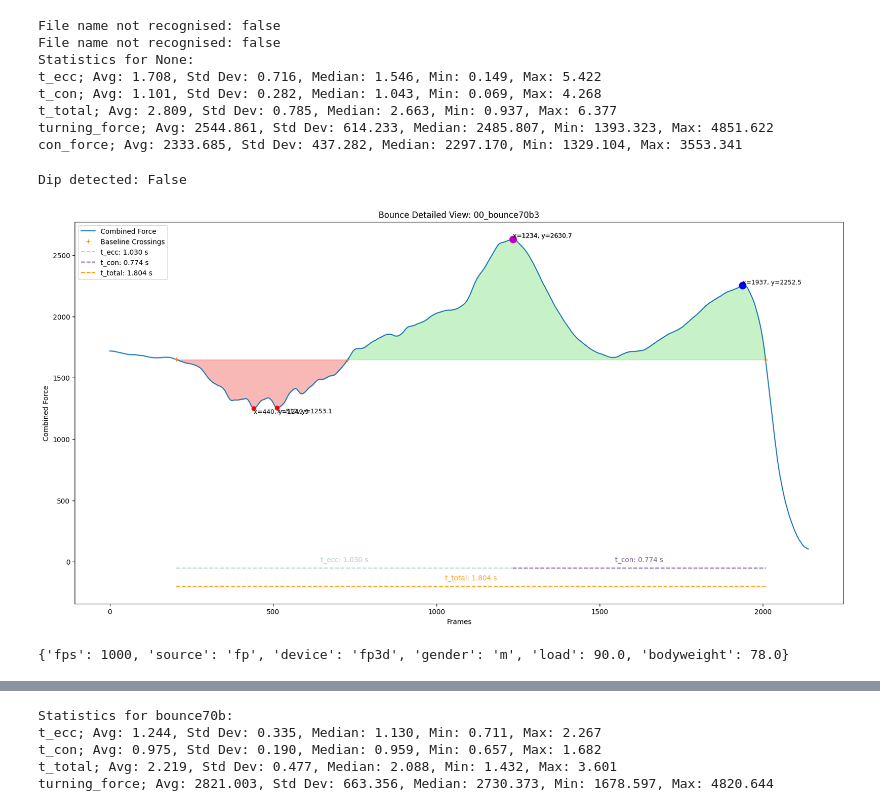
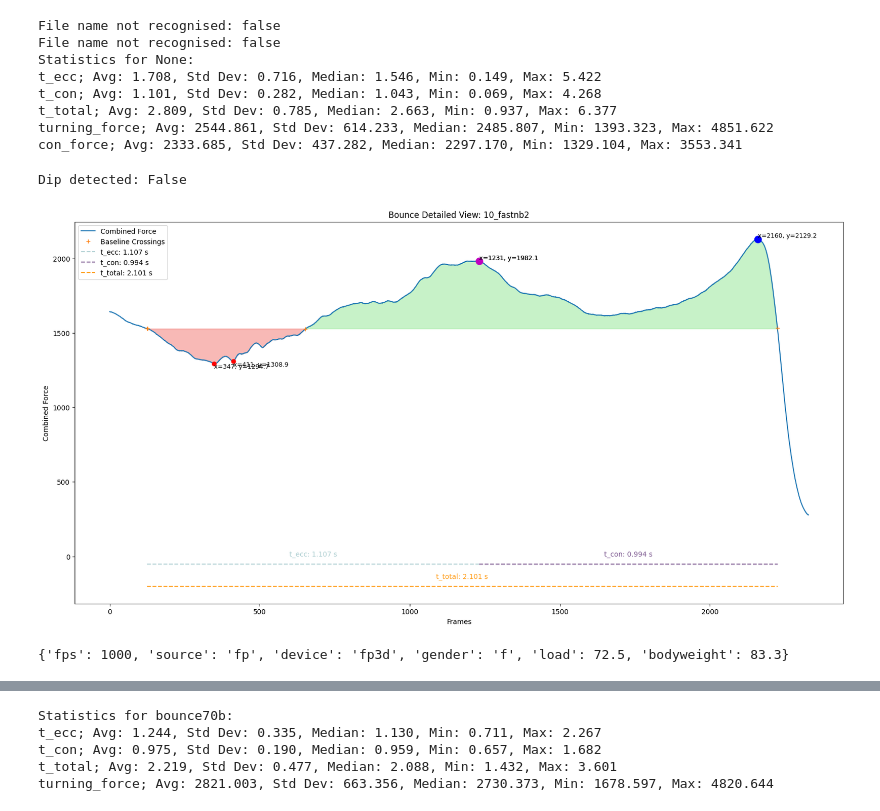
Before and after one commit to loieboi/BounceInsight, a Jupyter notebook: run.ipynb, the cells around one changed output, grey strips where cells are left out. Saved outputs shown, nothing was run; the diff lists cells and outputs as text; code cells hidden in the pictures.

```diff
--- a/run.ipynb
+++ b/run.ipynb
@@ -92,8 +92,8 @@ t_total; Avg: 2.809, Std Dev: 0.785, Median: 2.663, Min: 0.937, Max: 6.377
 turning_force; Avg: 2544.861, Std Dev: 614.233, Median: 2485.807, Min: 1393.323, Max: 4851.622
 con_force; Avg: 2333.685, Std Dev: 437.282, Median: 2297.170, Min: 1329.104, Max: 3553.341
 # %%
-insight.plot_data(file_name='00_bounce70b3')
+insight.plot_data(file_name='10_fastnb2')
 # %% [output]
 Dip detected: False
-[figure, old version]
+[figure, new version]
-{'fps': 1000, 'source': 'fp', 'device': 'fp3d', 'gender': 'm', 'load': 90.0, 'bodyweight': 78.0}
+{'fps': 1000, 'source': 'fp', 'device': 'fp3d', 'gender': 'f', 'load': 72.5, 'bodyweight': 83.3}
```
Also changed, not shown: parts of 1 cell of this notebook, 17 other files.
